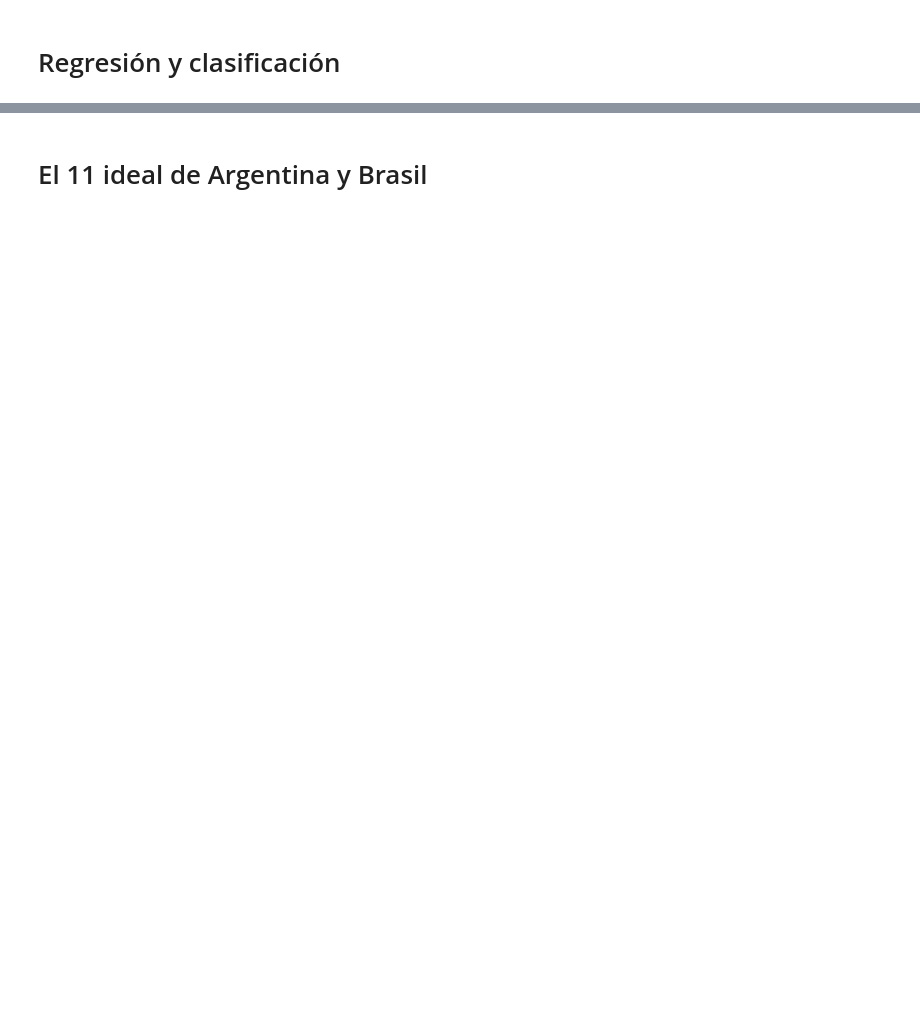
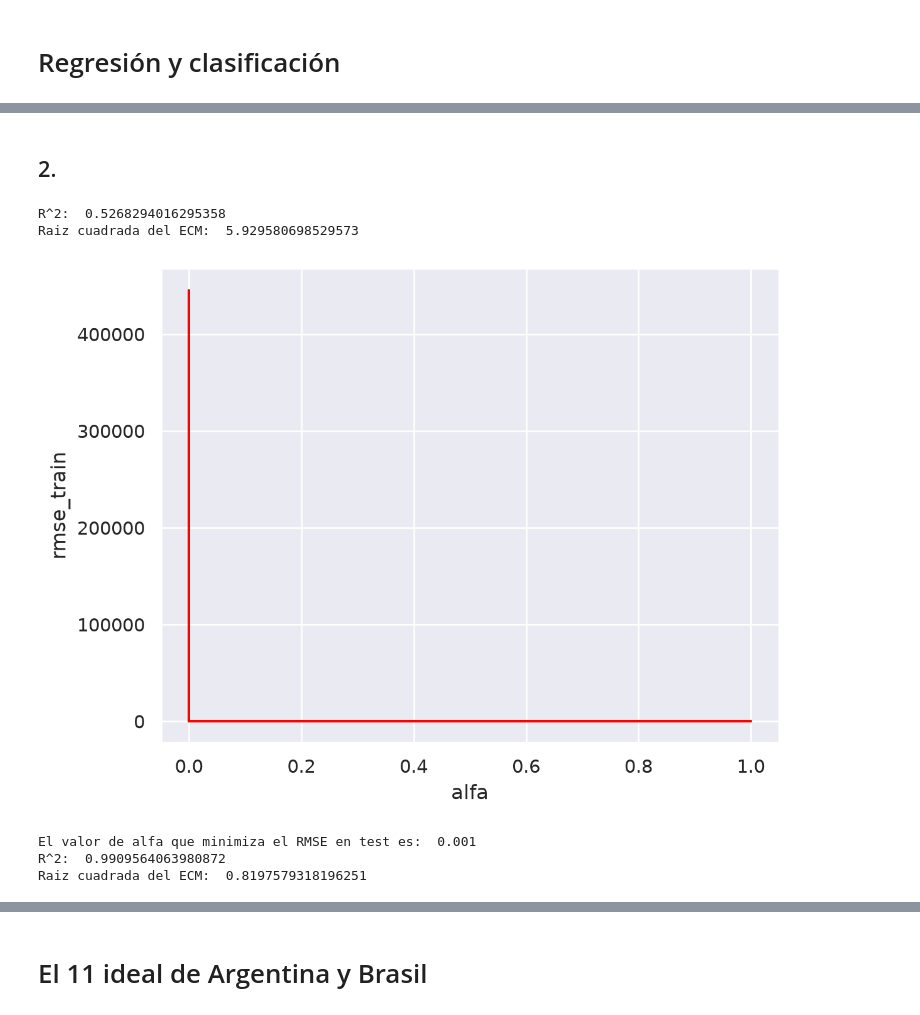
Before and after one commit to vinpalonsky/tp-labo-de-datos, a Jupyter notebook: ejercicio1.ipynb, the cells around one changed output, grey strips where cells are left out. Drawn from its saved outputs; the diff is of its cells as text; code cells hidden in the pictures; blank space fills up the shorter version.

Commit message:
regresion y clasificacion + consultas

```diff
--- a/ejercicio1.ipynb
+++ b/ejercicio1.ipynb
@@ -690,0 +722,2 @@ Con las primeras dos componentes abarcamos con suerte la mitad de la varianza to
+# %% [markdown]
+## 2.
@@ -690,0 +733,4 @@ Con las primeras dos componentes abarcamos con suerte la mitad de la varianza to
+# %%
+test_split = 0.3 # probe con 0.1 y 0.2 y funciona sustancialmente mejor con 0.3
+random_state = 42
+X_train, X_test, y_train, y_test = train_test_split(X, y, test_size=test_split, random_state=random_state)
@@ -690,0 +750,59 @@ Con las primeras dos componentes abarcamos con suerte la mitad de la varianza to
+# %%
+modelo = LinearRegression(fit_intercept=False)    # Inicializamos un modelo de Regresion Lineal.
+
+evaluacion_modelo_final(modelo)
+# %% [output]
+R^2:  0.5268294016295358
+Raiz cuadrada del ECM:  5.929580698529573
+# %%
+alfas = [0, 0.0000001, 0.000001, 0.00001, 0.0001, 0.001, 0.01, 0.1, 1]
+
+rmse_train = {}  # Resulta útil guardar los valores en un diccionario
+rmse_test = {}
+intercept = {}
+for alfa in alfas:
+	splits = 5
+	cv = KFold(n_splits=splits, random_state=random_state, shuffle=True)
+	rmse2_train = np.zeros(cv.get_n_splits())
+	rmse2_test = np.zeros(cv.get_n_splits())
+	ind = 0
+	ridge = Ridge(alpha=alfa)
+
+	for train_index, val_index in cv.split(X_train):
+		X_train2, X_val, y_train2, y_val = X_train.iloc[train_index], X_train.iloc[val_index], y_train.iloc[train_index], y_train.iloc[val_index]
+		ridge.fit(X_train2, y_train2)
+		rmse2_train[ind] = root_mean_squared_error(y_val, ridge.predict(X_val))
+		rmse2_test[ind] = root_mean_squared_error(y_test, ridge.predict(X_test))
+		ind += 1
+
+	rmse_train[alfa] =  rmse2_train.mean()
+	rmse_test[alfa] =  rmse2_test.mean()
+	intercept[alfa] = ridge.intercept_
+# %%
+# Convertimos a DataFrame para graficar
+data = pd.DataFrame(
+    {
+        "rmse_train": rmse_train,
+        "rmse_test": rmse_test,
+        "intercept": intercept,
+    }
+).reset_index(names="alfa")
+
+# Graficamos los residuos en función de alfa
+(
+    so.Plot(data = data, x= "alfa")
+    .add(so.Line(), y = "rmse_train")
+    .add(so.Line(color = "red"), y = "rmse_test")
+)
+# %% [output]
+[figure, added]
+# %%
+alpha = data["alfa"][data["rmse_test"].idxmin()]
+print("El valor de alfa que minimiza el RMSE en test es: ", alpha)
+
+ridge = Ridge(alpha=alpha)
+evaluacion_modelo_final(ridge)
+# %% [output]
+El valor de alfa que minimiza el RMSE en test es:  0.001
+R^2:  0.9909564063980872
+Raiz cuadrada del ECM:  0.8197579318196251
```
Also changed, not shown: parts of 24 cells of this notebook, 2 other files.
